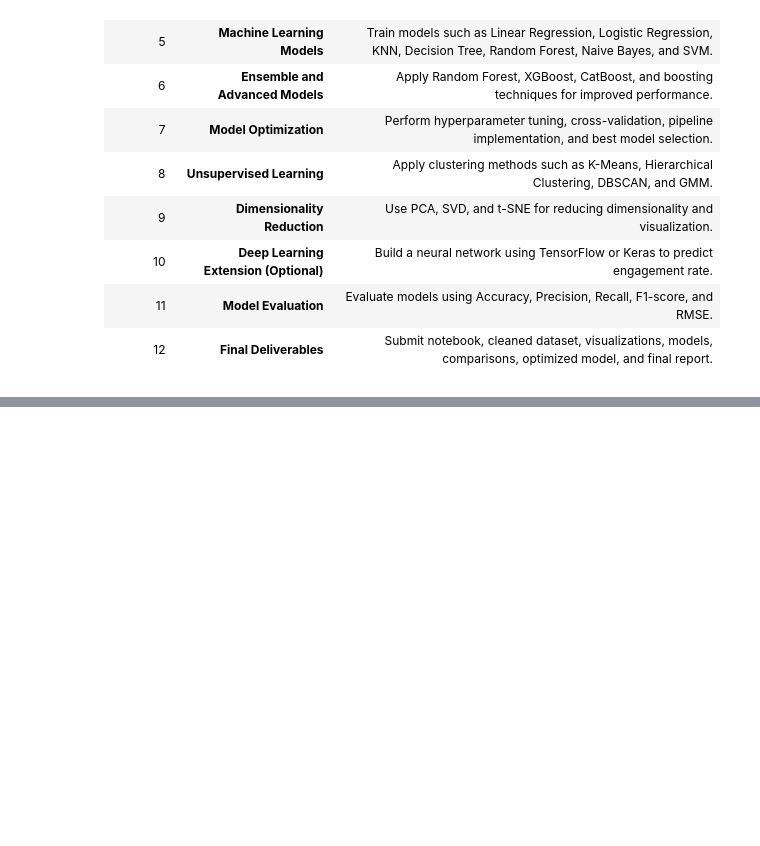
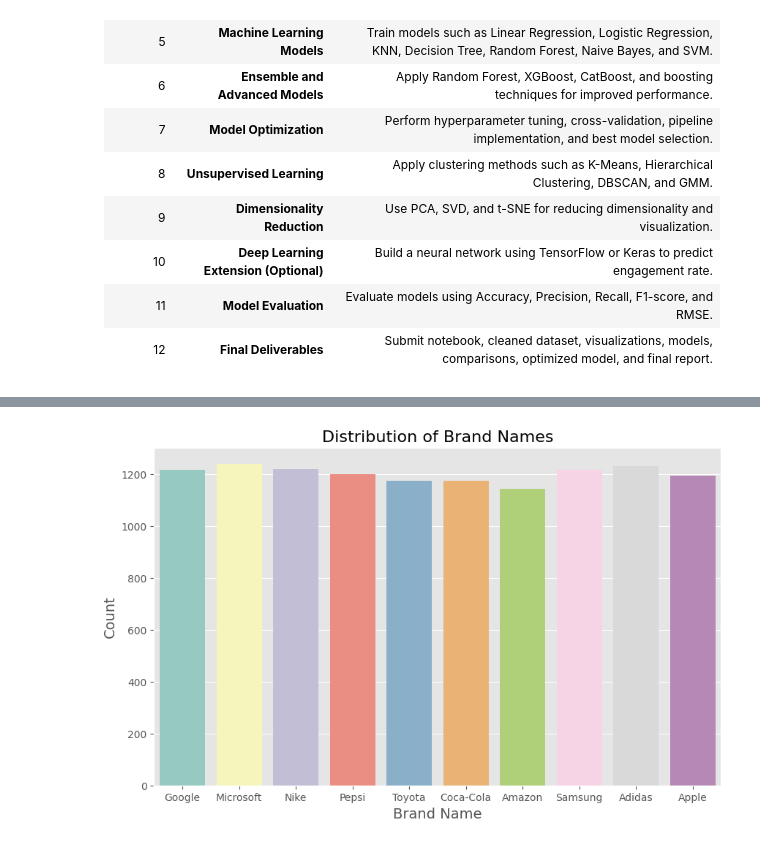
Before and after one commit to misbahkhattak718-pixel/Mentorship-Program--Devsil, a Jupyter notebook: Weekly Mini Projects/Week 9/ADVANCED SOCIAL MEDIA _ENGAGEMENT_PREDICTION.ipynb, the cells around one changed output, grey strips where cells are left out. Cells and saved outputs as stored; diff of their text form; code cells hidden in the pictures; blank space fills up the shorter version.

```diff
--- a/Weekly Mini Projects/Week 9/ADVANCED SOCIAL MEDIA _ENGAGEMENT_PREDICTION.ipynb
+++ b/Weekly Mini Projects/Week 9/ADVANCED SOCIAL MEDIA _ENGAGEMENT_PREDICTION.ipynb
@@ -257,0 +521,12 @@ ENGAGEMENT PREDICTION
+# %%
+# visualize the distribution of brand_name
+plt.figure(figsize=(10, 6))
+sns.countplot(x='brand_name', data=df, palette='Set3')
+# Set the title and labels
+plt.title('Distribution of Brand Names', fontsize=16)
+plt.xlabel('Brand Name', fontsize=14)
+plt.ylabel('Count', fontsize=14)
+# Show the plot
+plt.show()
+# %% [output]
+[figure, added]
```
Also changed, not shown: parts of 40 cells of this notebook.
